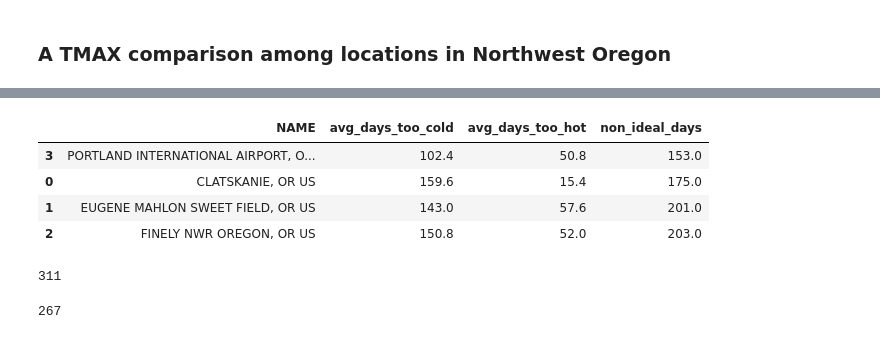
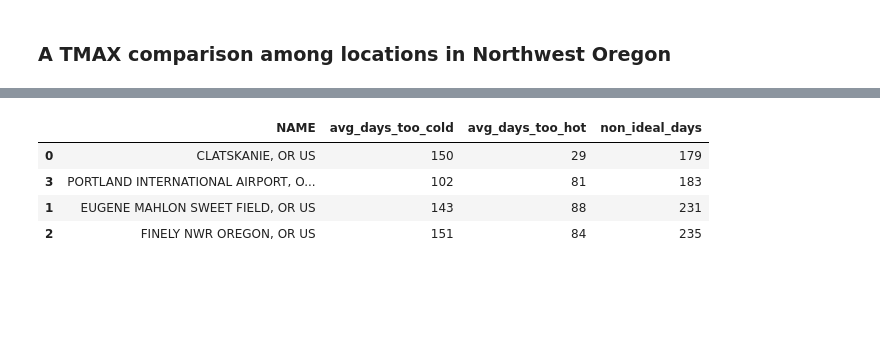
Before and after one commit to wpbSabi/weather_python, a Jupyter notebook: notebooks/temperature_nonideal.ipynb, the cells around one changed output, grey strips where cells are left out. Cells and saved outputs as stored; diff of their text form; code cells hidden in the pictures; blank space fills up the shorter version.

```diff
--- a/notebooks/temperature_nonideal.ipynb
+++ b/notebooks/temperature_nonideal.ipynb
@@ -176,21 +128,12 @@ plt.show()
-# %%
-non_ideal_temp_days(df, tmin_threshold=40, tmax_threshold=85)
-# %% [output]
-|  | NAME | avg_days_too_cold | avg_days_too_hot | non_ideal_days |
-| 3 | PORTLAND INTERNATIONAL AIRPORT, O... | 102.4 | 50.8 | 153.0 |
-| 0 | CLATSKANIE, OR US | 159.6 | 15.4 | 175.0 |
-| 1 | EUGENE MAHLON SWEET FIELD, OR US | 143.0 | 57.6 | 201.0 |
-| 2 | FINELY NWR OREGON, OR US | 150.8 | 52.0 | 203.0 |
-# %%
-len(df[(df['NAME']=='CLATSKANIE, OR US')
-   & (df['TMIN']<40) & (df['TMIN']>=35)])
-# %% [output]
-311
-# %%
-len(df[(df['NAME']=='CLATSKANIE, OR US')
-   & (df['TMIN']<35) & (df['TMIN']>=30)])
-# %% [output]
-267
+# %%
+non = functions.non_ideal_temp_days(df, tmin_threshold=40, tmax_threshold=80)
+non
+# %% [output]
+|  | NAME | avg_days_too_cold | avg_days_too_hot | non_ideal_days |
+| 0 | CLATSKANIE, OR US | 150 | 29 | 179 |
+| 3 | PORTLAND INTERNATIONAL AIRPORT, O... | 102 | 81 | 183 |
+| 1 | EUGENE MAHLON SWEET FIELD, OR US | 143 | 88 | 231 |
+| 2 | FINELY NWR OREGON, OR US | 151 | 84 | 235 |
 # %%
 # show the three histograms side by side
 fig, axs = plt.subplots(1, 3, figsize=(18, 10))
```
Also changed, not shown: parts of 9 cells of this notebook, 3 other files.
